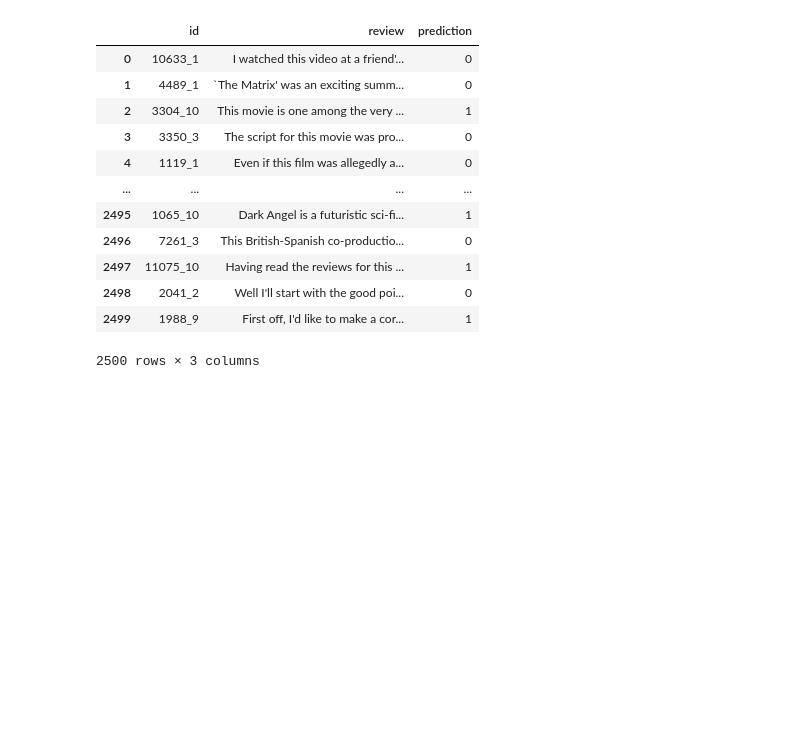
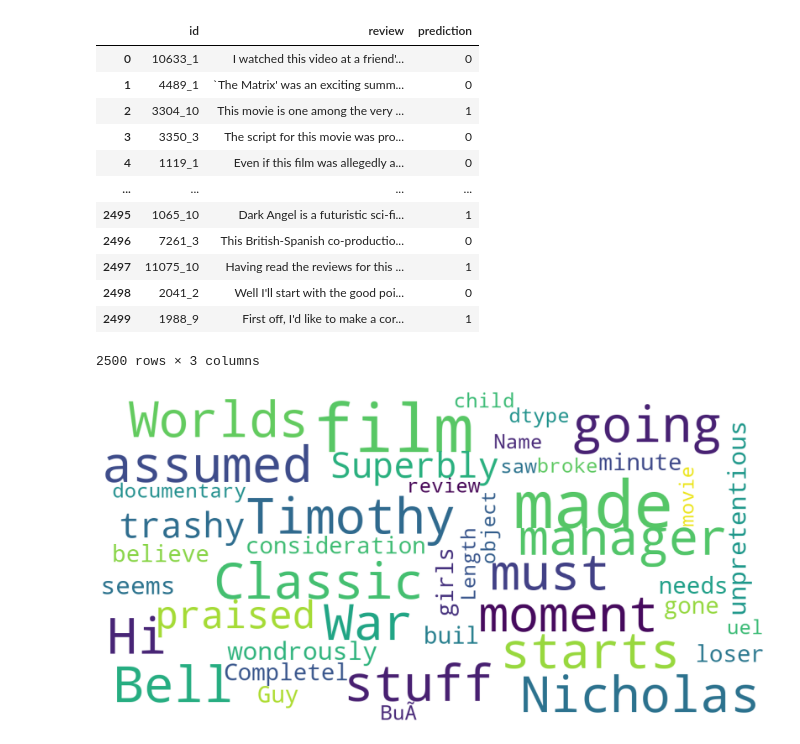
Before and after one commit to Trantracy/Movie-review-with-Logistic-Regression, a Jupyter notebook: Movie_review_updated.ipynb, the cells around one changed output. Drawn from its saved outputs; the diff is of its cells as text; code cells hidden in the pictures; blank space fills up the shorter version.

```diff
--- a/Movie_review_updated.ipynb
+++ b/Movie_review_updated.ipynb
@@ -266,3 +266,27 @@ test
 # %%
 #save to the csv file
 test.to_csv(r'Tran.csv',index=False,encoding='utf-8')
+# %%
+# wordcloud function for fun
+
+from wordcloud import WordCloud
+import matplotlib.pyplot as plt
+
+def show_wordcloud(data, title = None):
+    wordcloud = WordCloud(
+        background_color = 'white',
+        max_words = 200,
+        max_font_size = 40,
+        scale = 3,
+        random_state = 42
+    ).generate(str(data))
+
+    fig = plt.figure(1, figsize = (30, 30))
+    plt.axis('off')
+    plt.imshow(wordcloud)
+    plt.show()
+
+# print wordcloud
+show_wordcloud(data["review"])
+# %% [output]
+[figure, added]
```
